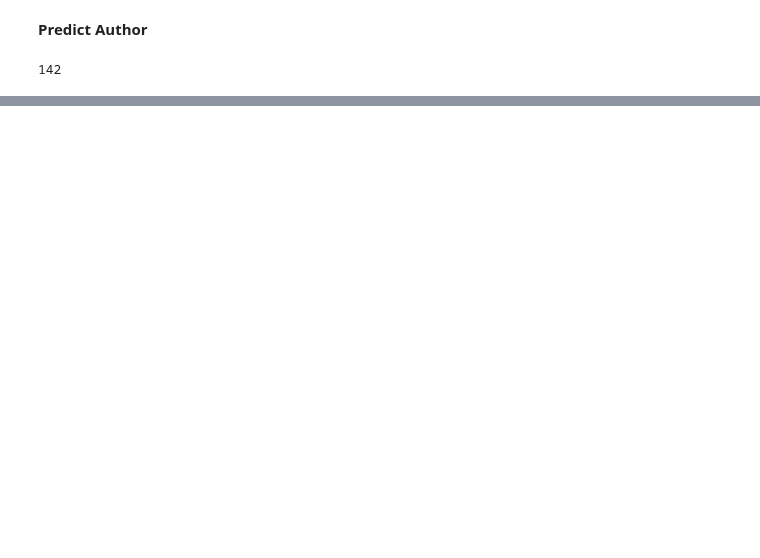
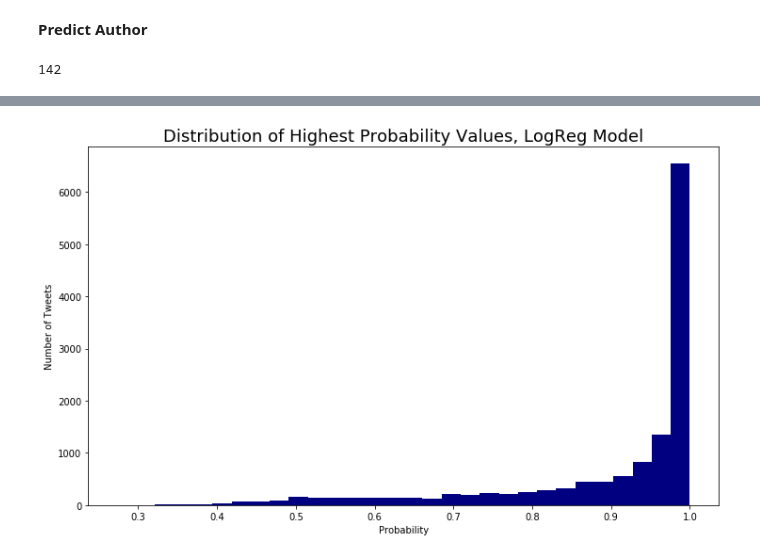
Before and after one commit to confoley/mta_tweets, a Jupyter notebook: mta.ipynb, the cells around one changed output, grey strips where cells are left out. Saved outputs shown, nothing was run; the diff lists cells and outputs as text; code cells hidden in the pictures; blank space fills up the shorter version.

```diff
--- a/mta.ipynb
+++ b/mta.ipynb
@@ -190,3 +262,7 @@ lr = LogisticRegression(multi_class='multinomial', solver='newton-cg')
+# %%
+from sklearn.linear_model import LogisticRegression
+
+lr = LogisticRegression(multi_class='multinomial', solver='lbfgs')
 # %%
 lr.fit(X_train, y_train)
 # %% [output]
@@ -200,0 +281,14 @@ lr.score(X_test, y_test)
+# %%
+lr_probs = lr.predict_proba(X_test)
+# %%
+max_lr_probs = []
+for n in range(len(lr_probs)):
+    max_lr_probs.append(max(lr_probs[n]))
+# %%
+plt.figure(figsize=(12,7))
+plt.title("Distribution of Highest Probability Values, LogReg Model", fontsize=18)
+plt.xlabel("Probability")
+plt.ylabel("Number of Tweets")
+plt.hist(max_lr_probs, color='navy', bins=30);
+# %% [output]
+[figure, added]
```
Also changed, not shown: parts of 59 cells of this notebook.
